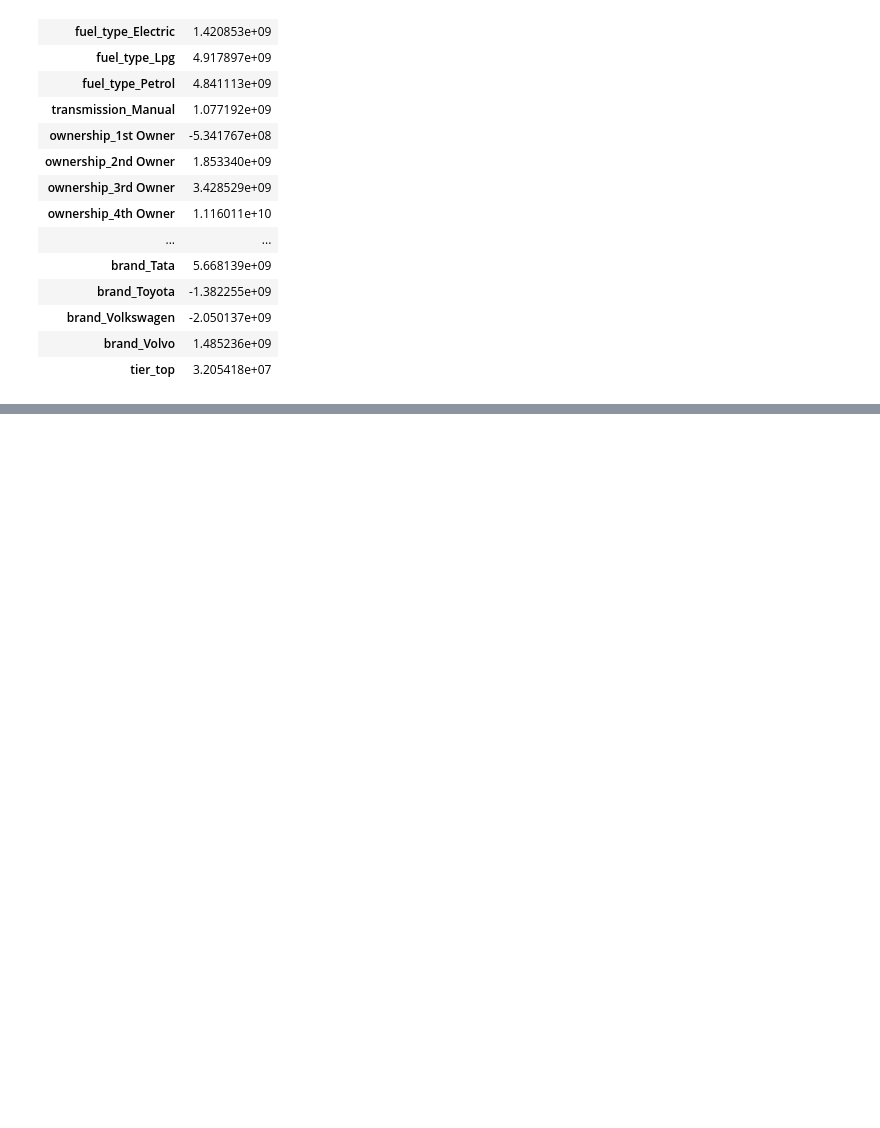
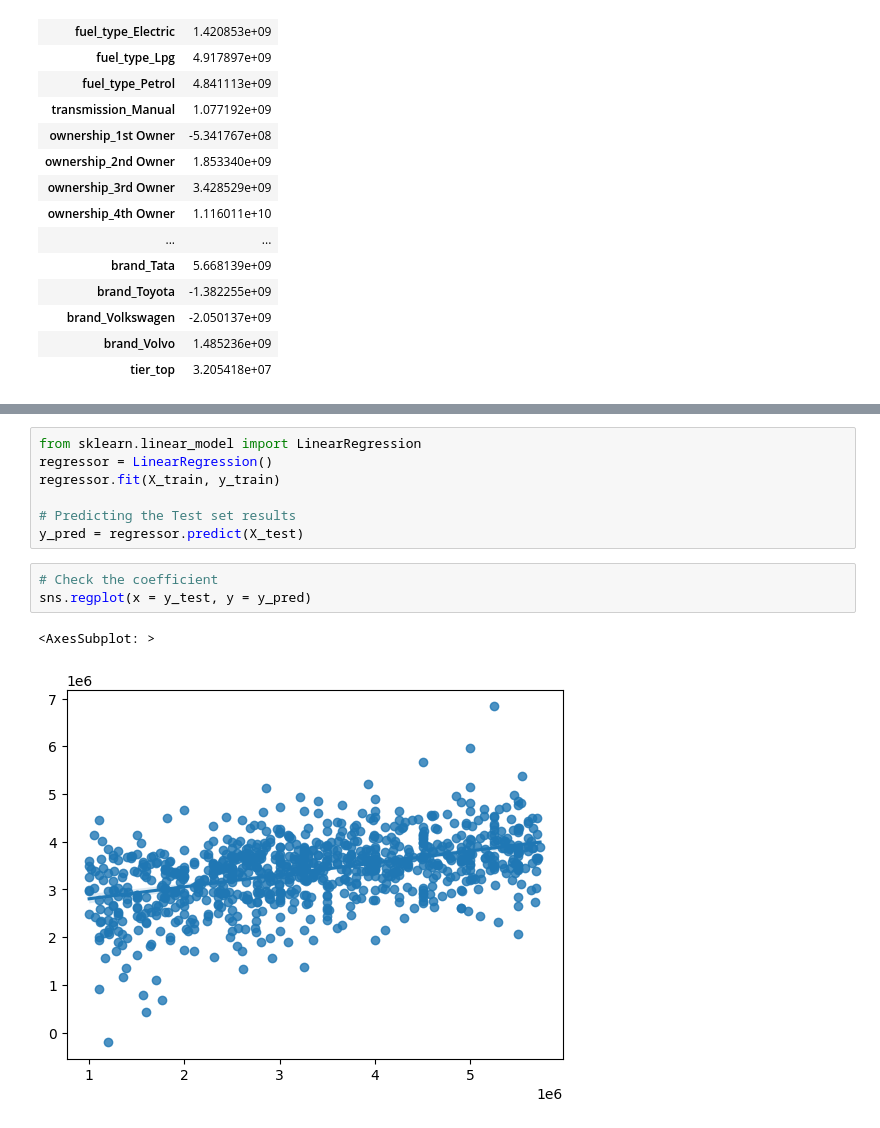
Before and after one commit to kelaswindata/winata_refocus_stat, a Jupyter notebook: refocus_test_winata.ipynb, the cells around one changed output, grey strips where cells are left out. Saved outputs shown, nothing was run; the diff lists cells and outputs as text; blank space fills up the shorter version.

```diff
--- a/refocus_test_winata.ipynb
+++ b/refocus_test_winata.ipynb
@@ -402,0 +417,13 @@ coeff_parameter
+# %%
+from sklearn.linear_model import LinearRegression
+regressor = LinearRegression()
+regressor.fit(X_train, y_train)
+
+# Predicting the Test set results
+y_pred = regressor.predict(X_test)
+# %%
+# Check the coefficient
+sns.regplot(x = y_test, y = y_pred)
+# %% [output]
+<AxesSubplot: >
+[figure, added]
```
Also changed, not shown: parts of 11 cells of this notebook.
